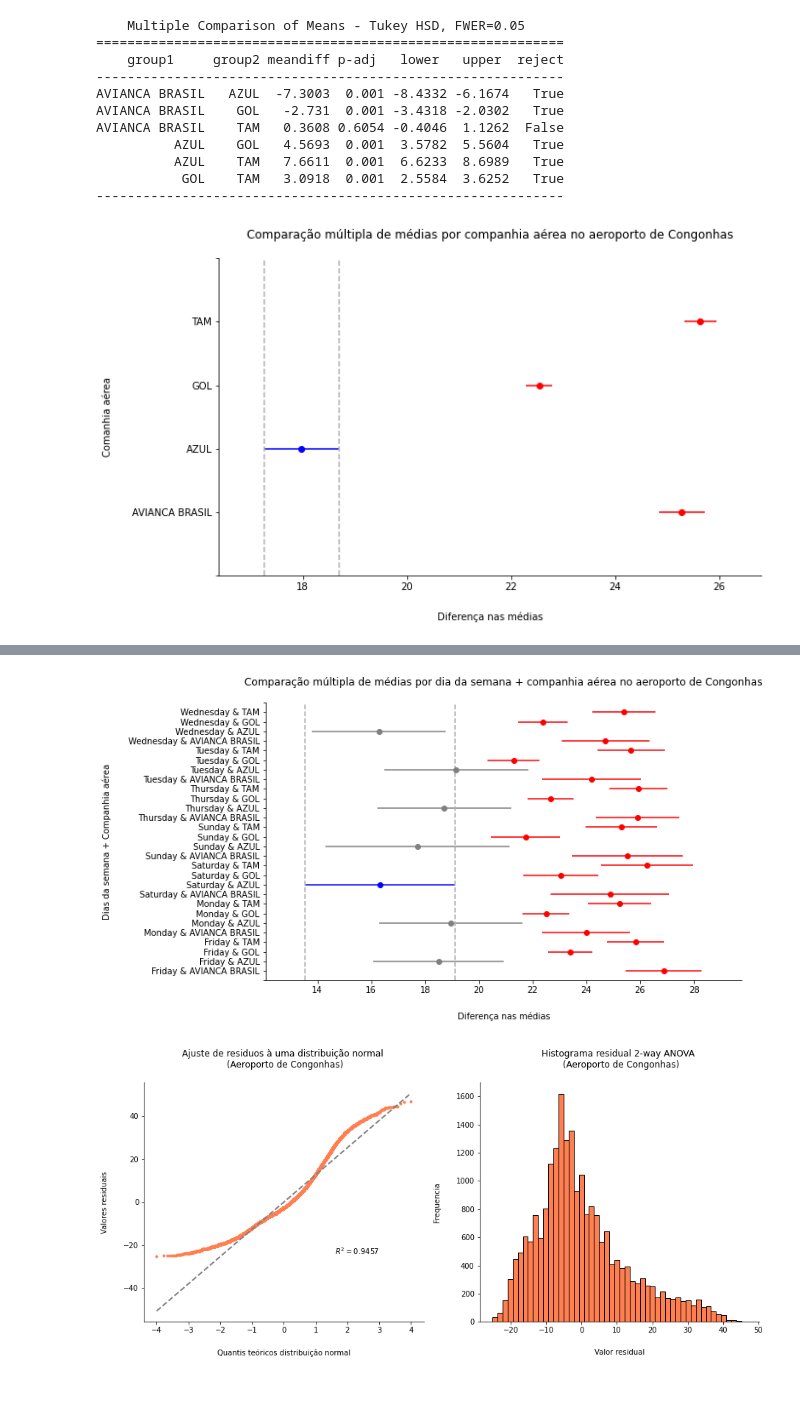
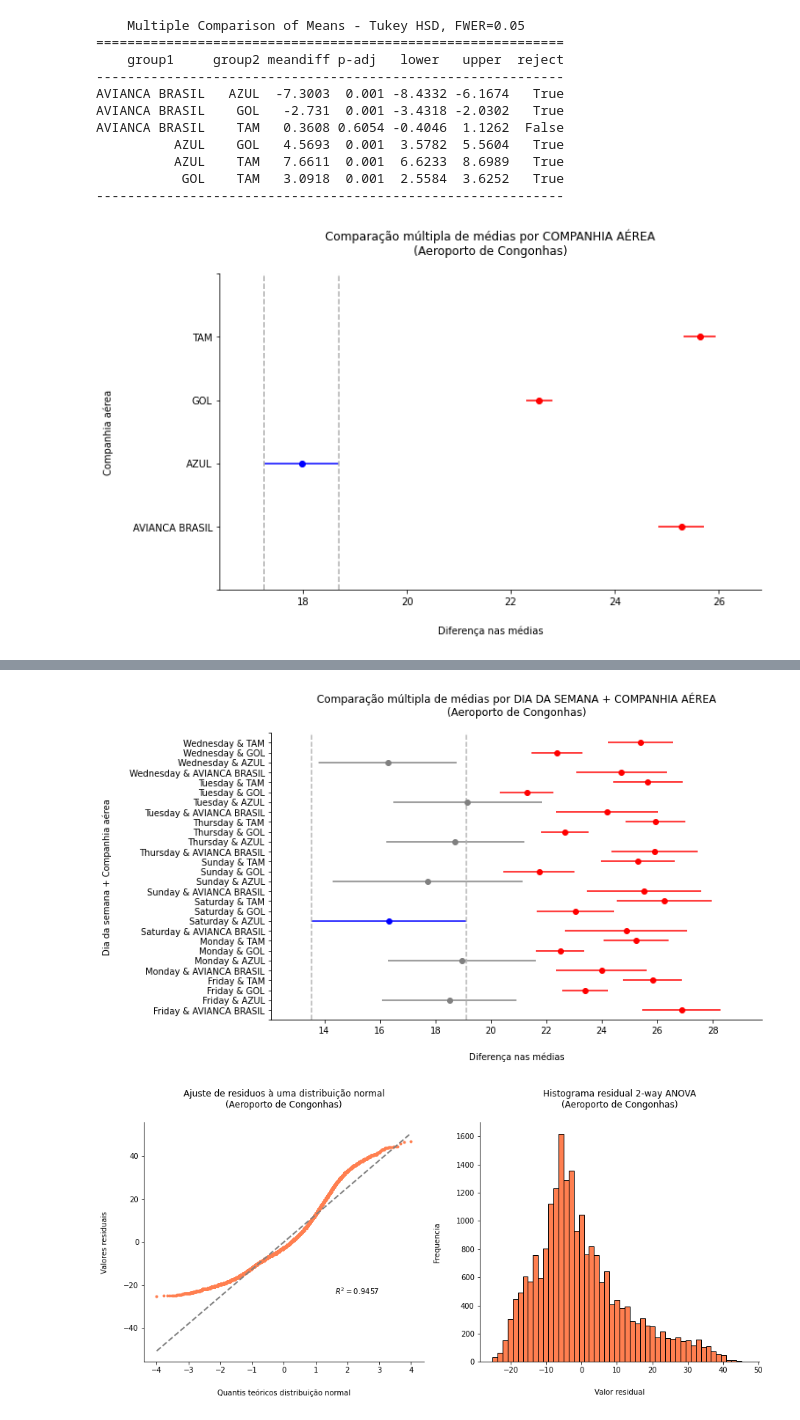
Before and after one commit to vinismachadoo/aviacao-civil-brasil, a Jupyter notebook: controle_estatistico_voos.ipynb, the cells around one changed output, grey strips where cells are left out. Drawn from its saved outputs; the diff is of its cells as text; code cells hidden in the pictures; blank space fills up the shorter version.

```diff
--- a/controle_estatistico_voos.ipynb
+++ b/controle_estatistico_voos.ipynb
@@ -635,13 +749,13 @@ AVIANCA BRASIL    TAM   0.3608 0.6054 -0.4046  1.1262  False
 # %%
 #A melhor média encontra-se destacada das demais
 mc_cia_aerea_cgh.plot_simultaneous(comparison_name='AZUL')
-plt.title('Comparação múltipla de médias por companhia aérea no aeroporto de Congonhas', pad=20)
+plt.title('Comparação múltipla de médias por COMPANHIA AÉREA\n(Aeroporto de Congonhas)', pad=20, fontsize=12, color='black')
 sns.despine()
 plt.xlabel('Diferença nas médias', labelpad=20)
-plt.ylabel('Comanhia aérea', labelpad=20)
+plt.ylabel('Companhia aérea', labelpad=20)
 plt.show()
 # %% [output]
-[figure, old version]
+[figure, new version]
 # %%
 #Diferenca entre os pares de interação Dia Semana + Cia Aerea (reject == True tem diferença significativa)
 interaction_groups_cgh = voos_cgh['DiaSemana'] + ' & ' + voos_cgh['CiaAerea']
@@ -668,13 +782,13 @@ print(mc_interacao_cia_aerea_dia_da_semana_cgh)
 # %%
 #A melhor média encontra-se destacada das demais
 mc_interacao_cia_aerea_dia_da_semana_cgh.plot_simultaneous(comparison_name='Saturday & AZUL')
-plt.title('Comparação múltipla de médias por dia da semana + companhia aérea no aeroporto de Congonhas', pad=20)
+plt.title('Comparação múltipla de médias por DIA DA SEMANA + COMPANHIA AÉREA\n(Aeroporto de Congonhas)', pad=20, fontsize=12, color='black')
 sns.despine()
 plt.xlabel('Diferença nas médias', labelpad=20)
-plt.ylabel('Dias da semana + Companhia aérea', labelpad=20)
+plt.ylabel('Dia da semana + Companhia aérea', labelpad=20)
 plt.show()
 # %% [output]
-[figure, old version]
+[figure, new version]
 # %%
 fig, (ax1, ax2) = plt.subplots(1,2, figsize=(15,6))
 stats.probplot(model_cgh.resid, plot=ax1, rvalue=True)
```
Also changed, not shown: parts of 39 cells of this notebook.
